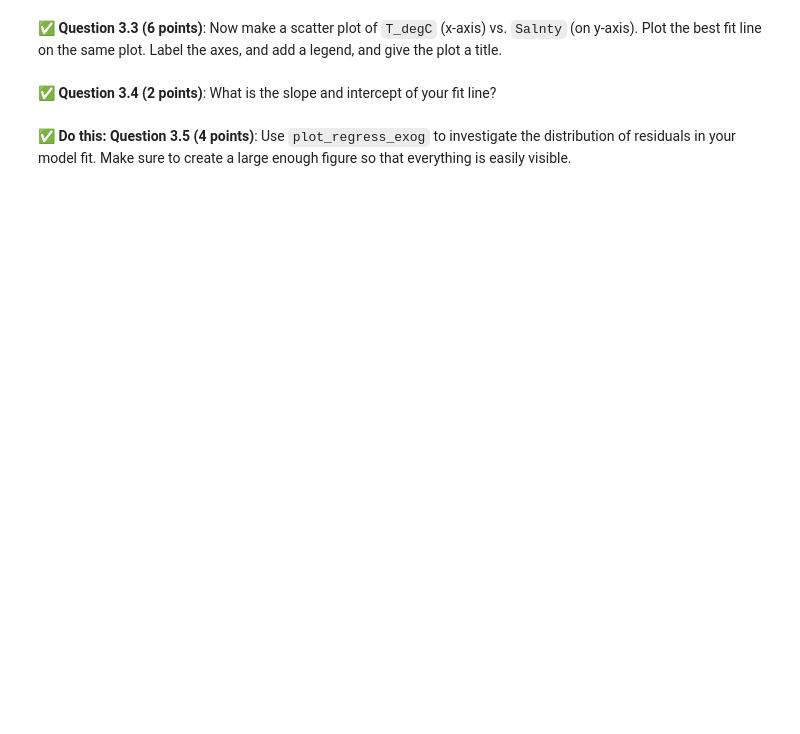
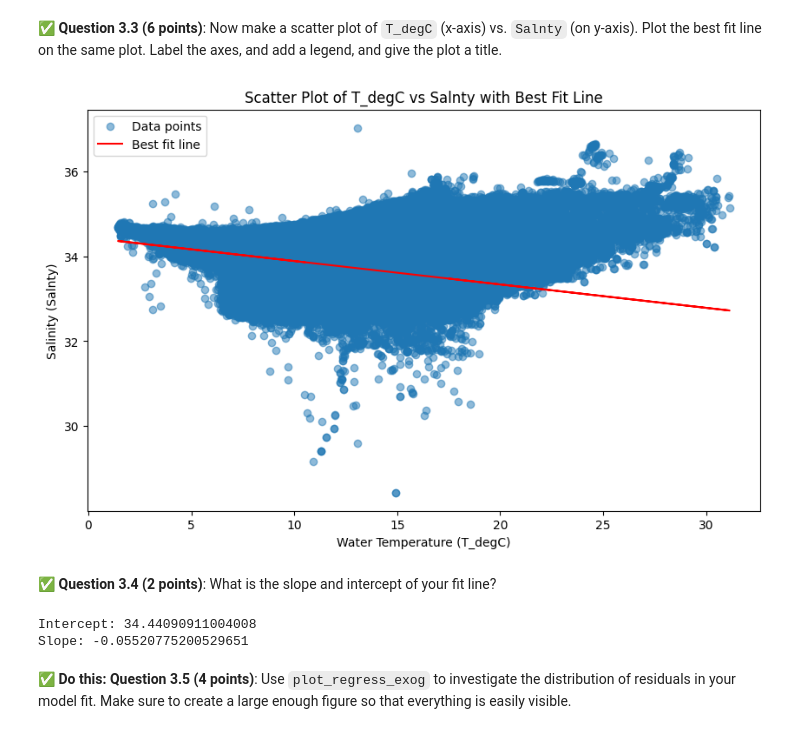
Before and after one commit to KlutzyFella/CMSE202-f25-turnin, a Jupyter notebook: hw-03/HW-03_Regression-S25-STUDENT.ipynb, the cells around one changed output. Cells and saved outputs as stored; diff of their text form; code cells hidden in the pictures; blank space fills up the shorter version.

```diff
--- a/hw-03/HW-03_Regression-S25-STUDENT.ipynb
+++ b/hw-03/HW-03_Regression-S25-STUDENT.ipynb
@@ -139,0 +139,10 @@ In this part, we'll perform some one-variable linear and polynomial regression a
+# %%
+# Add a constant to the independent variable
+X = sm.add_constant(bookData['T_degC'])
+y = bookData['Salnty']
+
+# Perform the linear regression
+model = sm.OLS(y, X).fit()
+
+# Display the results summary
+print(model.summary())
@@ -152,2 +182,18 @@ In this part, we'll perform some one-variable linear and polynomial regression a
+# %%
+# Scatter plot of T_degC vs Salnty
+plt.figure(figsize=(10, 6))
+plt.scatter(bookData['T_degC'], bookData['Salnty'], alpha=0.5, label='Data points')
+
+# Best fit line
+plt.plot(bookData['T_degC'], model.predict(X), color='red', label='Best fit line')
+
+# Labels, legend, and title
+plt.xlabel('Water Temperature (T_degC)')
+plt.ylabel('Salinity (Salnty)')
+plt.title('Scatter Plot of T_degC vs Salnty with Best Fit Line')
+plt.legend()
+plt.show()
+# %% [output]
+[figure, added]
 # %% [markdown]
 &#9989;  **Question 3.4 (2 points)**: What is the slope and intercept of your fit line?
@@ -156,2 +200,12 @@ In this part, we'll perform some one-variable linear and polynomial regression a
+# %%
+# Extract slope and intercept
+intercept = model.params['const']
+slope = model.params['T_degC']
+
+print(f"Intercept: {intercept}")
+print(f"Slope: {slope}")
+# %% [output]
+Intercept: 34.44090911004008
+Slope: -0.05520775200529651
 # %% [markdown]
 **&#9989; Do this:** **Question 3.5 (4 points)**: Use `plot_regress_exog` to investigate the distribution of residuals in your model fit. Make sure to create a large enough figure so that everything is easily visible.
```
Also changed, not shown: parts of 11 cells of this notebook.
